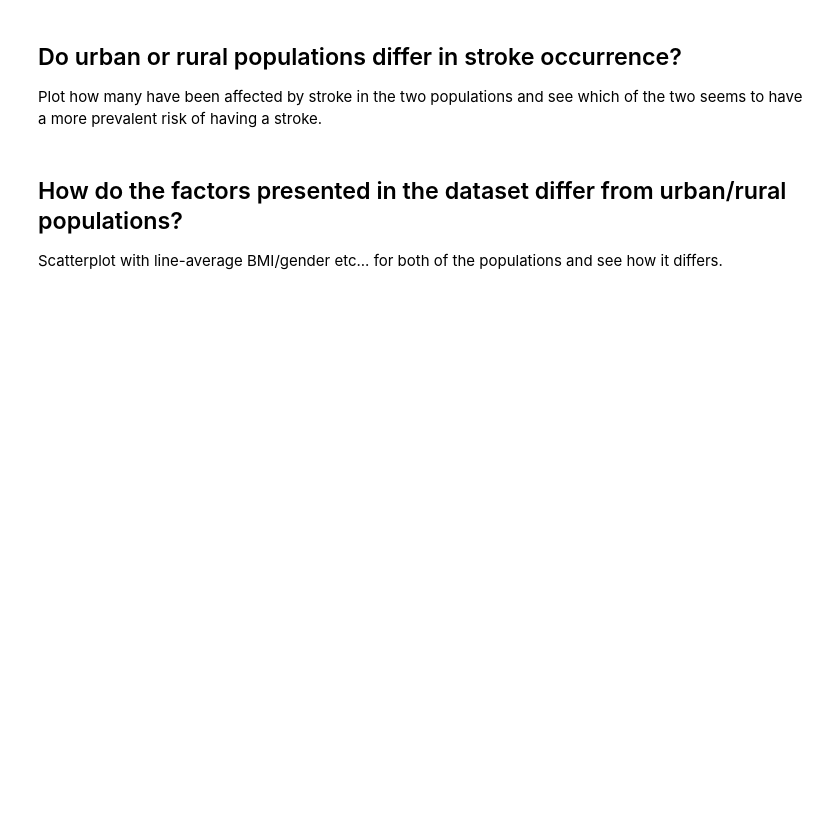
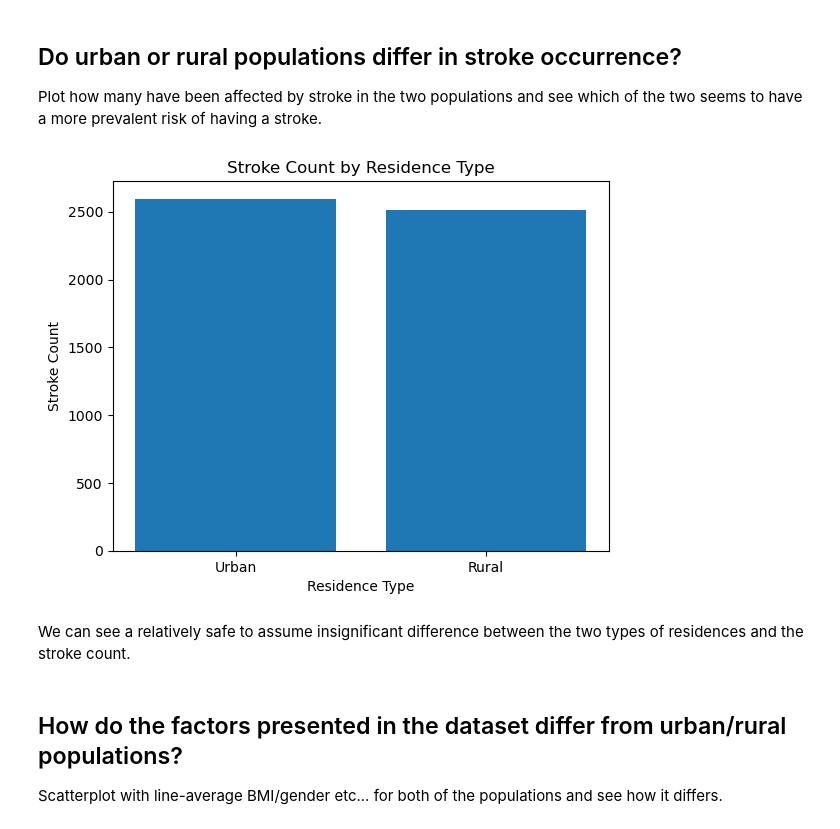
Before and after one commit to MrHEFF/su-mt4007, a Jupyter notebook: HW3/HW3.ipynb, the cells around one changed output. Saved outputs shown, nothing was run; the diff lists cells and outputs as text; code cells hidden in the pictures; blank space fills up the shorter version.

```diff
--- a/HW3/HW3.ipynb
+++ b/HW3/HW3.ipynb
@@ -309,6 +309,25 @@ memory usage: 479.2+ KB
 # %% [markdown]
 ## Do urban or rural populations differ in stroke occurrence?
 Plot how many have been affected by stroke in the two populations and see which of the two seems to have a more prevalent risk of having a stroke.
+# %%
+df3_residence_cleaned = df3["Residence_type"].dropna()
+df3_grouped = df3_residence_cleaned.value_counts() # count values for each type
+
+df3_urban_strokes = df3_grouped.get("Urban", 0) # fetch all urban types and replace by 0 if NA
+df3_rural_strokes = df3_grouped.get("Rural", 0) # fetch all rural types and replace by 0 if NA
+
+residence_types = ["Urban", "Rural"]
+stroke_counts = [df3_urban_strokes, df3_rural_strokes]
+
+plt.bar(residence_types, stroke_counts)
+plt.xlabel("Residence Type")
+plt.ylabel("Stroke Count")
+plt.title("Stroke Count by Residence Type")
+plt.show()
+# %% [output]
+[figure, added]
+# %% [markdown]
+We can see a relatively safe to assume insignificant difference between the two types of residences and the stroke count.
 # %% [markdown]
 ## How do the factors presented in the dataset differ from urban/rural populations?
 Scatterplot with line-average BMI/gender etc... for both of the populations and see how it differs.
```
Also changed, not shown: parts of 3 cells of this notebook, 3 other files.
